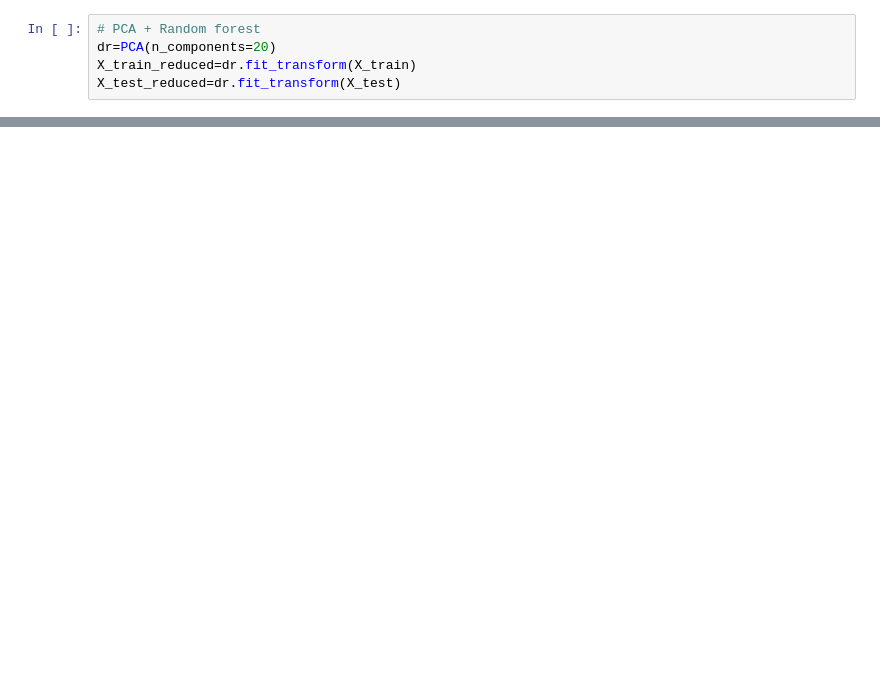
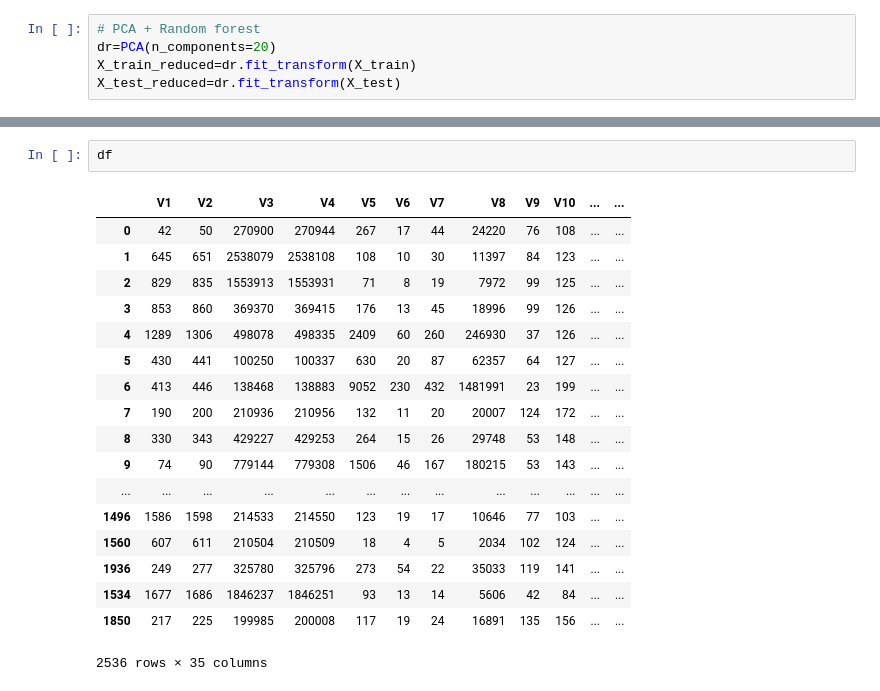
Before and after one commit to dhirensr/steel_fault_detection, a Jupyter notebook: steel_data_analysis.ipynb, the cells around one changed output, grey strips where cells are left out. Saved outputs shown, nothing was run; the diff lists cells and outputs as text; blank space fills up the shorter version.

```diff
--- a/steel_data_analysis.ipynb
+++ b/steel_data_analysis.ipynb
@@ -176,0 +168,21 @@ Accuracy_Score= 0.6621078037007241
+# %%
+df
+# %% [output]
+|  | V1 | V2 | V3 | V4 | V5 | V6 | V7 | V8 | V9 | V10 | ... | ... |
+| 0 | 42 | 50 | 270900 | 270944 | 267 | 17 | 44 | 24220 | 76 | 108 | ... | ... |
+| 1 | 645 | 651 | 2538079 | 2538108 | 108 | 10 | 30 | 11397 | 84 | 123 | ... | ... |
+| 2 | 829 | 835 | 1553913 | 1553931 | 71 | 8 | 19 | 7972 | 99 | 125 | ... | ... |
+| 3 | 853 | 860 | 369370 | 369415 | 176 | 13 | 45 | 18996 | 99 | 126 | ... | ... |
+| 4 | 1289 | 1306 | 498078 | 498335 | 2409 | 60 | 260 | 246930 | 37 | 126 | ... | ... |
+| 5 | 430 | 441 | 100250 | 100337 | 630 | 20 | 87 | 62357 | 64 | 127 | ... | ... |
+| 6 | 413 | 446 | 138468 | 138883 | 9052 | 230 | 432 | 1481991 | 23 | 199 | ... | ... |
+| 7 | 190 | 200 | 210936 | 210956 | 132 | 11 | 20 | 20007 | 124 | 172 | ... | ... |
+| 8 | 330 | 343 | 429227 | 429253 | 264 | 15 | 26 | 29748 | 53 | 148 | ... | ... |
+| 9 | 74 | 90 | 779144 | 779308 | 1506 | 46 | 167 | 180215 | 53 | 143 | ... | ... |
+| ... | ... | ... | ... | ... | ... | ... | ... | ... | ... | ... | ... | ... |
+| 1496 | 1586 | 1598 | 214533 | 214550 | 123 | 19 | 17 | 10646 | 77 | 103 | ... | ... |
+| 1560 | 607 | 611 | 210504 | 210509 | 18 | 4 | 5 | 2034 | 102 | 124 | ... | ... |
+| 1936 | 249 | 277 | 325780 | 325796 | 273 | 54 | 22 | 35033 | 119 | 141 | ... | ... |
+| 1534 | 1677 | 1686 | 1846237 | 1846251 | 93 | 13 | 14 | 5606 | 42 | 84 | ... | ... |
+| 1850 | 217 | 225 | 199985 | 200008 | 117 | 19 | 24 | 16891 | 135 | 156 | ... | ... |
+2536 rows × 35 columns
```
Also changed, not shown: parts of 12 cells of this notebook.
